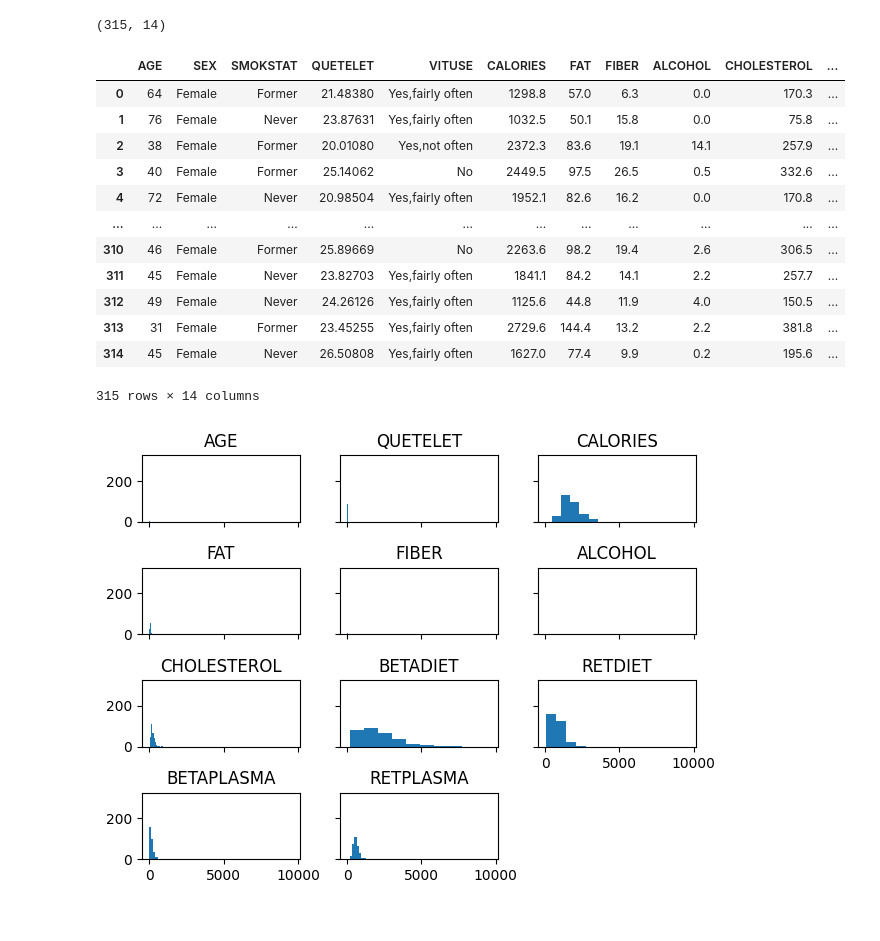
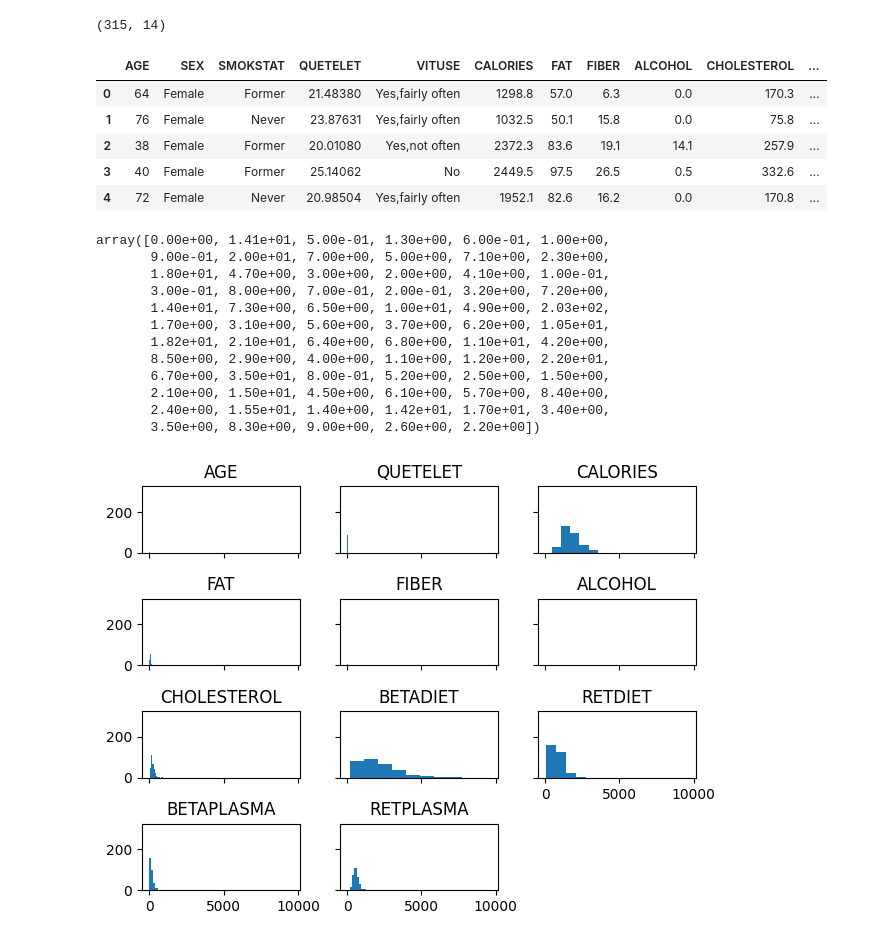
Before and after one commit to RomanD83/pbc, a Jupyter notebook: Determinants.ipynb, the cells around one changed output. Cells and saved outputs as stored; diff of their text form; code cells hidden in the pictures.

```diff
--- a/Determinants.ipynb
+++ b/Determinants.ipynb
@@ -104,21 +104,29 @@ df['SEX'] = df['SEX'].map({1: 'Male', 2: 'Female'})
 df['SMOKSTAT'] = df['SMOKSTAT'].map({1: 'Never', 2: 'Former', 3: 'Current_Smoker'})
 df['VITUSE'] = df['VITUSE'].map({1: 'Yes,fairly often', 2: 'Yes,not often', 3: 'No'})
 # %%
-df
+df.head()
 # %% [output]
 |  | AGE | SEX | SMOKSTAT | QUETELET | VITUSE | CALORIES | FAT | FIBER | ALCOHOL | CHOLESTEROL | ... |
 | 0 | 64 | Female | Former | 21.48380 | Yes,fairly often | 1298.8 | 57.0 | 6.3 | 0.0 | 170.3 | ... |
 | 1 | 76 | Female | Never | 23.87631 | Yes,fairly often | 1032.5 | 50.1 | 15.8 | 0.0 | 75.8 | ... |
 | 2 | 38 | Female | Former | 20.01080 | Yes,not often | 2372.3 | 83.6 | 19.1 | 14.1 | 257.9 | ... |
 | 3 | 40 | Female | Former | 25.14062 | No | 2449.5 | 97.5 | 26.5 | 0.5 | 332.6 | ... |
 | 4 | 72 | Female | Never | 20.98504 | Yes,fairly often | 1952.1 | 82.6 | 16.2 | 0.0 | 170.8 | ... |
-| ... | ... | ... | ... | ... | ... | ... | ... | ... | ... | ... | ... |
-| 310 | 46 | Female | Former | 25.89669 | No | 2263.6 | 98.2 | 19.4 | 2.6 | 306.5 | ... |
-| 311 | 45 | Female | Never | 23.82703 | Yes,fairly often | 1841.1 | 84.2 | 14.1 | 2.2 | 257.7 | ... |
-| 312 | 49 | Female | Never | 24.26126 | Yes,fairly often | 1125.6 | 44.8 | 11.9 | 4.0 | 150.5 | ... |
-| 313 | 31 | Female | Former | 23.45255 | Yes,fairly often | 2729.6 | 144.4 | 13.2 | 2.2 | 381.8 | ... |
-| 314 | 45 | Female | Never | 26.50808 | Yes,fairly often | 1627.0 | 77.4 | 9.9 | 0.2 | 195.6 | ... |
-315 rows × 14 columns
+# %%
+df.ALCOHOL.unique()
+# %% [output]
+array([0.00e+00, 1.41e+01, 5.00e-01, 1.30e+00, 6.00e-01, 1.00e+00,
+       9.00e-01, 2.00e+01, 7.00e+00, 5.00e+00, 7.10e+00, 2.30e+00,
+       1.80e+01, 4.70e+00, 3.00e+00, 2.00e+00, 4.10e+00, 1.00e-01,
+       3.00e-01, 8.00e+00, 7.00e-01, 2.00e-01, 3.20e+00, 7.20e+00,
+       1.40e+01, 7.30e+00, 6.50e+00, 1.00e+01, 4.90e+00, 2.03e+02,
+       1.70e+00, 3.10e+00, 5.60e+00, 3.70e+00, 6.20e+00, 1.05e+01,
+       1.82e+01, 2.10e+01, 6.40e+00, 6.80e+00, 1.10e+01, 4.20e+00,
+       8.50e+00, 2.90e+00, 4.00e+00, 1.10e+00, 1.20e+00, 2.20e+01,
+       6.70e+00, 3.50e+01, 8.00e-01, 5.20e+00, 2.50e+00, 1.50e+00,
+       2.10e+00, 1.50e+01, 4.50e+00, 6.10e+00, 5.70e+00, 8.40e+00,
+       2.40e+00, 1.55e+01, 1.40e+00, 1.42e+01, 1.70e+01, 3.40e+00,
+       3.50e+00, 8.30e+00, 9.00e+00, 2.60e+00, 2.20e+00])
 # %%
 df.hist(sharex=True, sharey=True, grid=False)
 plt.tight_layout()
```
Also changed, not shown: parts of 1 cell of this notebook, 1 other file.
